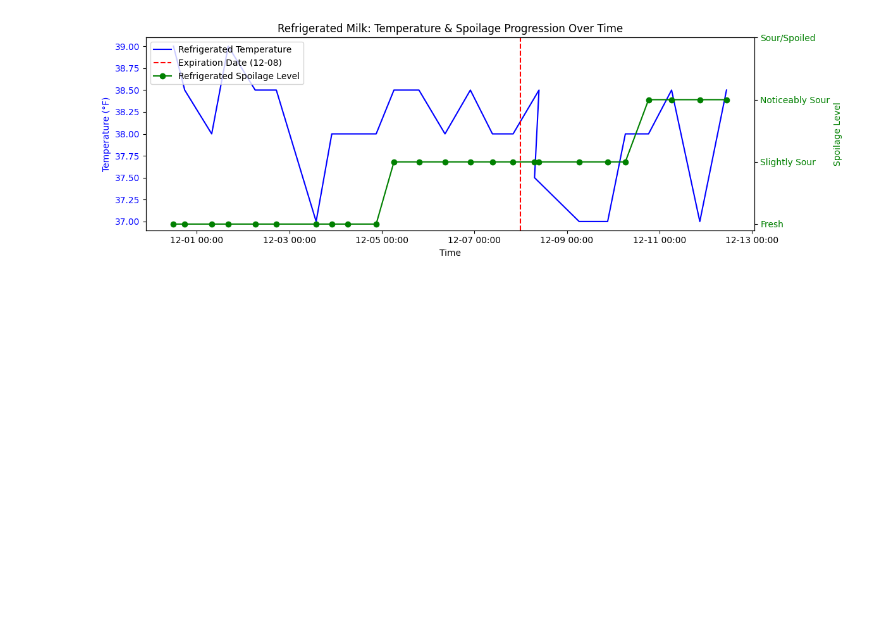
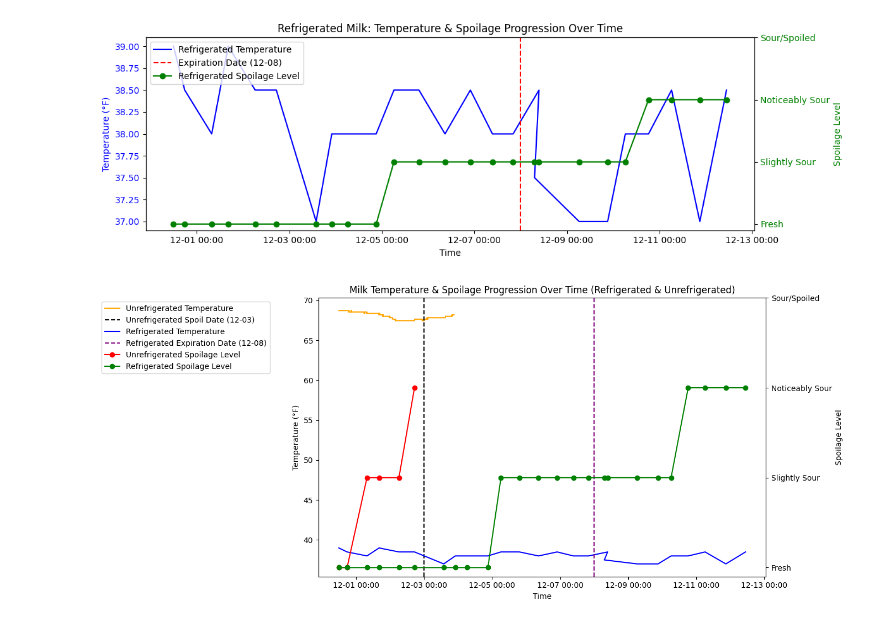
Before and after one commit to NahomAbera/Smart-Milk-Spoilage-Detection-Experiment-Data-Analysis, a Jupyter notebook: Milk_Spoilage_Analysis.ipynb, the cells around one changed output. Cells and saved outputs as stored; diff of their text form; code cells hidden in the pictures; blank space fills up the shorter version.

Commit message:
Update Milk_Spoilage_Analysis.ipynb For Final Analysis

```diff
--- a/Milk_Spoilage_Analysis.ipynb
+++ b/Milk_Spoilage_Analysis.ipynb
@@ -188,3 +188,60 @@ plt.tight_layout()
 plt.show()
 # %% [output]
 [figure]
+# %%
+smell_df = pd.read_excel("Data/data_log_from_smell_test.xlsx")
+smell_df['Timestamp'] = pd.to_datetime(smell_df['Timestamp'], errors='coerce')
+
+sensor_df = pd.read_csv("Data/temperature_log_from_sensor.csv")
+sensor_df['Timestamp'] = pd.to_datetime(sensor_df['Timestamp'], errors='coerce')
+
+smell_map = {'Fresh': 1, 'Slightly Sour': 2, 'Noticeably Sour': 3, 'Sour/Spoiled': 4}
+smell_df['Ref_Smell_Score'] = smell_df['Refrigerated Milk Smell'].map(smell_map)
+smell_df['Unref_Smell_Score'] = smell_df['Unrefrigerated Milk Smell'].map(smell_map)
+
+unref_smell_data = smell_df.dropna(subset=['Unref_Smell_Score'])
+unref_temp_data = sensor_df.dropna(subset=['Temperature (°F)'])
+
+spoil_date = pd.to_datetime('2024-12-03')
+
+ref_expire_date = pd.to_datetime('2024-12-08')
+ref_data = smell_df.dropna(subset=['Ref_Smell_Score'])
+
+fig, ax = plt.subplots(figsize=(14, 6))
+
+ax.plot(unref_temp_data['Timestamp'], unref_temp_data['Temperature (°F)'],
+        color='orange', label='Unrefrigerated Temperature')
+ax.axvline(spoil_date, color='black', linestyle='--', label='Unrefrigerated Spoil Date (12-03)')
+
+ax2 = ax.twinx()
+ax2.plot(unref_smell_data['Timestamp'], unref_smell_data['Unref_Smell_Score'],
+         marker='o', linestyle='-', color='red', label='Unrefrigerated Spoilage Level')
+
+ax.plot(ref_data['Timestamp'], ref_data['Temprature of Refrigerator (F)'],
+        color='blue', label='Refrigerated Temperature')
+ax.axvline(ref_expire_date, color='purple', linestyle='--', label='Refrigerated Expiration Date (12-08)')
+
+ax2.plot(ref_data['Timestamp'], ref_data['Ref_Smell_Score'],
+         marker='o', color='green', linestyle='-', label='Refrigerated Spoilage Level')
+
+ax.set_xlabel("Time")
+ax.set_ylabel("Temperature (°F)")
+ax2.set_ylabel("Spoilage Level")
+
+ax2.set_yticks([1, 2, 3, 4])
+ax2.set_yticklabels(['Fresh', 'Slightly Sour', 'Noticeably Sour', 'Sour/Spoiled'])
+
+ax.xaxis.set_major_locator(mdates.AutoDateLocator())
+ax.xaxis.set_major_formatter(mdates.DateFormatter('%m-%d %H:%M'))
+plt.xticks(rotation=45)
+\
+lines1, labels1 = ax.get_legend_handles_labels()
+lines2, labels2 = ax2.get_legend_handles_labels()
+ax.legend(lines1 + lines2, labels1 + labels2, loc='upper right', bbox_to_anchor=(-0.1, 1))
+
+ax.set_title("Milk Temperature & Spoilage Progression Over Time (Refrigerated & Unrefrigerated)")
+
+plt.tight_layout()
+plt.show()
+# %% [output]
+[figure, added]
```
